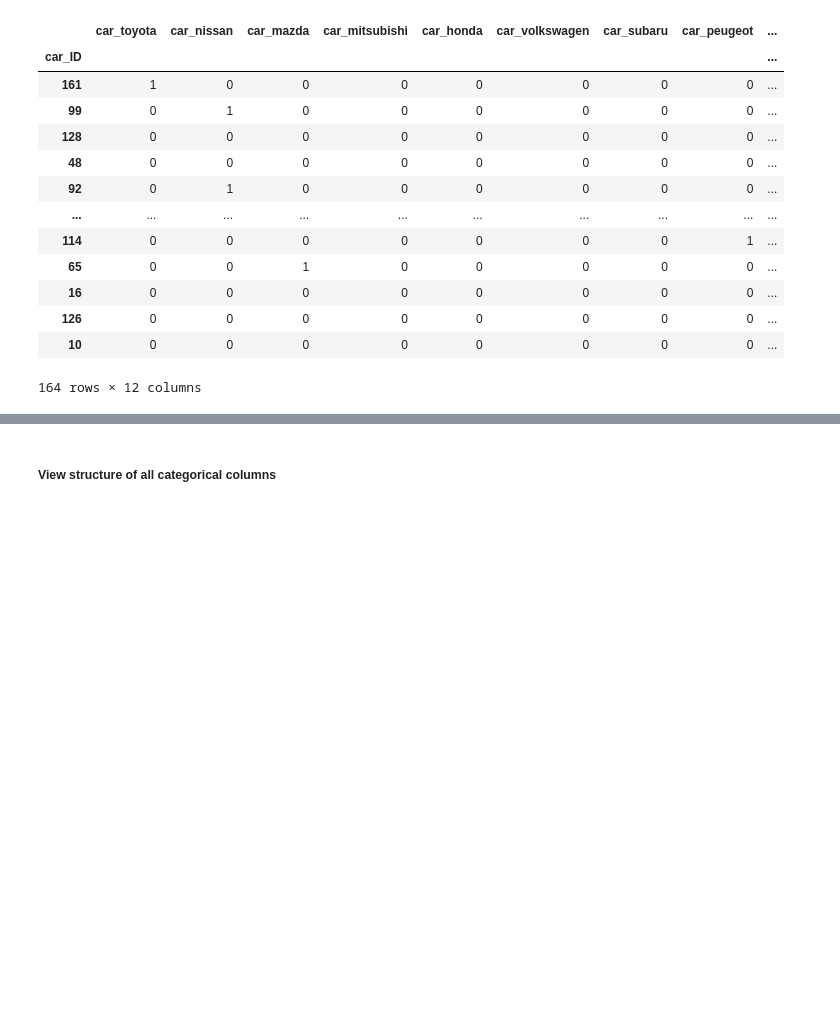
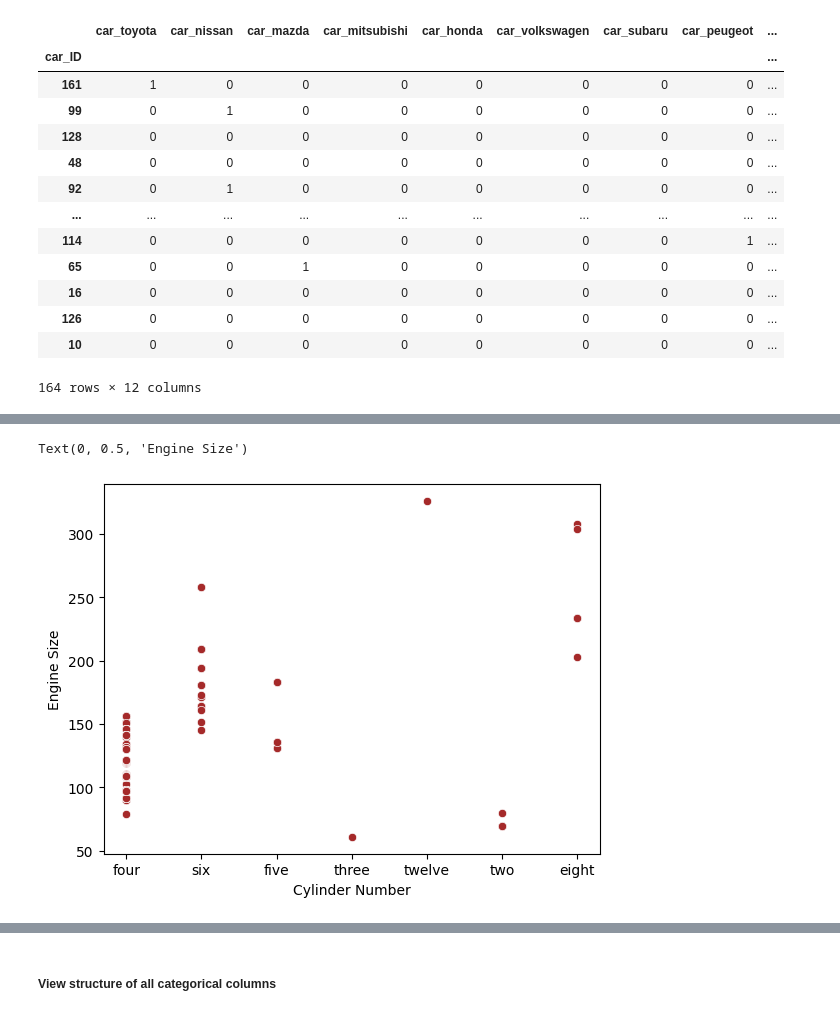
Before and after one commit to Sam-3l/Car-Price-Prediction, a Jupyter notebook: cars-price-prediction.ipynb, the cells around one changed output, grey strips where cells are left out. Cells and saved outputs as stored; diff of their text form; code cells hidden in the pictures; blank space fills up the shorter version.

```diff
--- a/cars-price-prediction.ipynb
+++ b/cars-price-prediction.ipynb
@@ -209,0 +250,7 @@ memory usage: 32.0+ KB
+# %%
+sns.scatterplot(X, x='cylindernumber', y='enginesize', color='brown')
+plt.xlabel('Cylinder Number')
+plt.ylabel('Engine Size')
+# %% [output]
+Text(0, 0.5, 'Engine Size')
+[figure, added]
```
Also changed, not shown: parts of 33 cells of this notebook.
